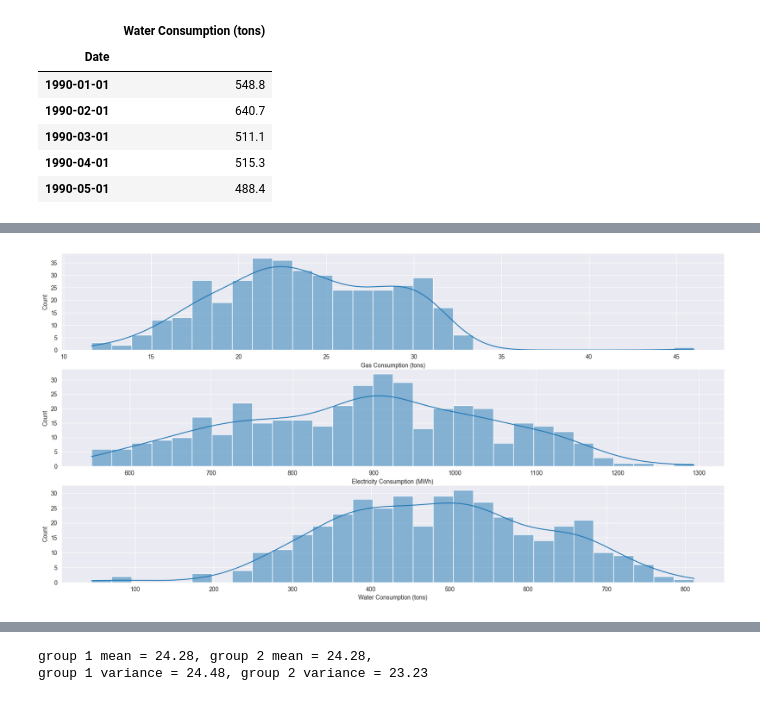
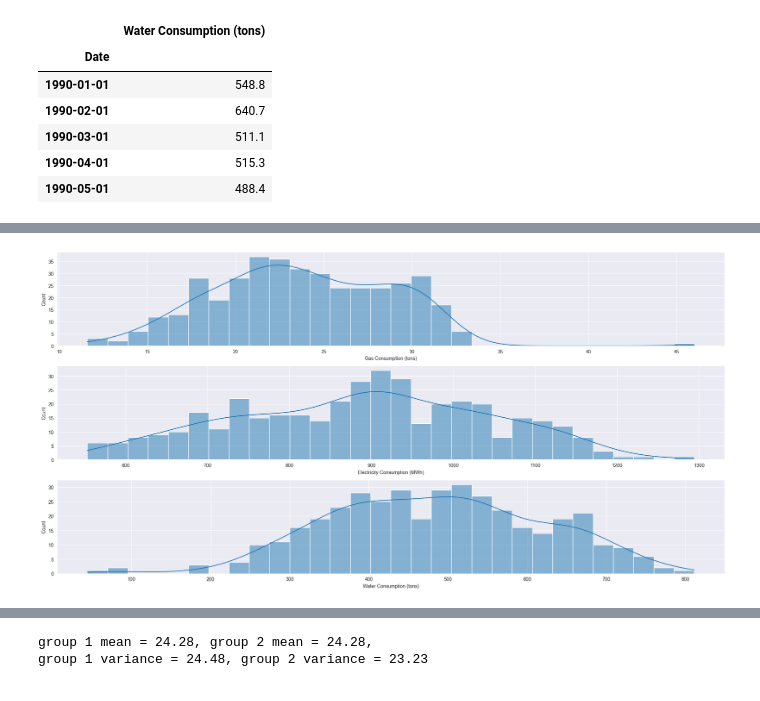
Before and after one commit to lightningsnorlax/AIML, a Jupyter notebook: CA2/Code/timeseries.ipynb, the cells around one changed output, grey strips where cells are left out. Saved outputs shown, nothing was run; the diff lists cells and outputs as text; code cells hidden in the pictures.

```diff
--- a/CA2/Code/timeseries.ipynb
+++ b/CA2/Code/timeseries.ipynb
@@ -126,6 +168,8 @@ monthly_water.head()
 # %%
-fig, ax = plt.subplots(3, 1, figsize=(20, 10))
-for i, part in enumerate([monthly_gas, monthly_electricity, monthly_water]):
-    sns.lineplot(part, ax=ax[i])
+fig, ax = plt.subplots(3, 1, figsize=(20, 10), tight_layout=True)
+for i, y_temp in enumerate(["Gas Consumption (tons)", "Electricity Consumption (MWh)", "Water Consumption (tons)"]):
+    sns.lineplot(df[y_temp], ax=ax[i])
+    ax[i].set_title("Time changes of " + y_temp)
+
 plt.show()
 # %% [output]
@@ -133,7 +189,7 @@ plt.show()
 # %%
-fig, ax = plt.subplots(3, 1, figsize=(20, 10))
+fig, ax = plt.subplots(3, 1, figsize=(20, 10), tight_layout=True)
 
-for i, x_temp in enumerate(["Gas Consumption (tons)", "Electricity Consumption (MWh)", "Water Consumption (tons)"]):
-    sns.histplot(data=df, x=x_temp, bins=30, ax=ax[i], kde=True)
+for i, y_temp in enumerate(["Gas Consumption (tons)", "Electricity Consumption (MWh)", "Water Consumption (tons)"]):
+    sns.histplot(data=df, x=y_temp, bins=30, ax=ax[i], kde=True)
 # %% [output]
-[figure, old version]
+[figure, new version]
```
Also changed, not shown: parts of 45 cells of this notebook.
